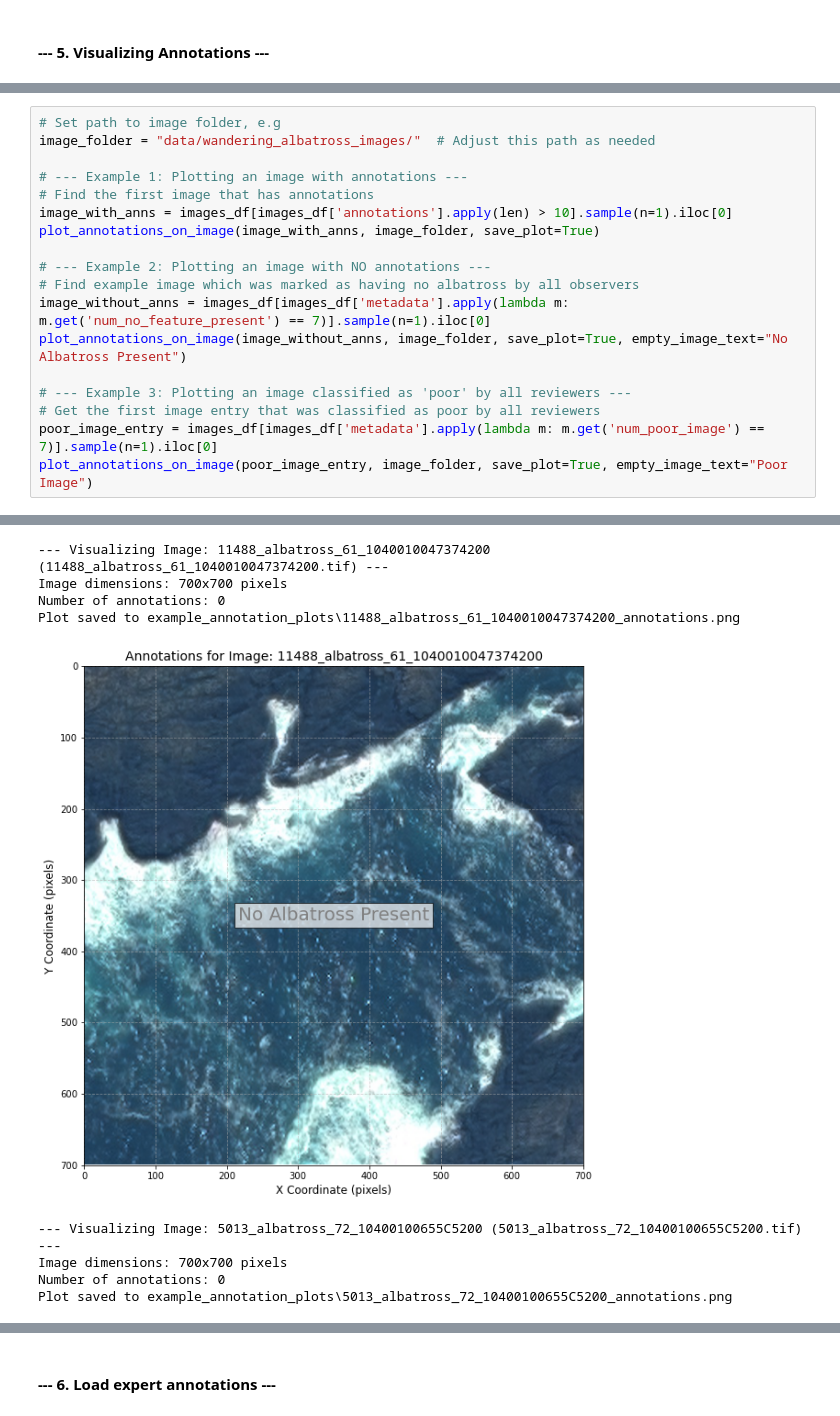
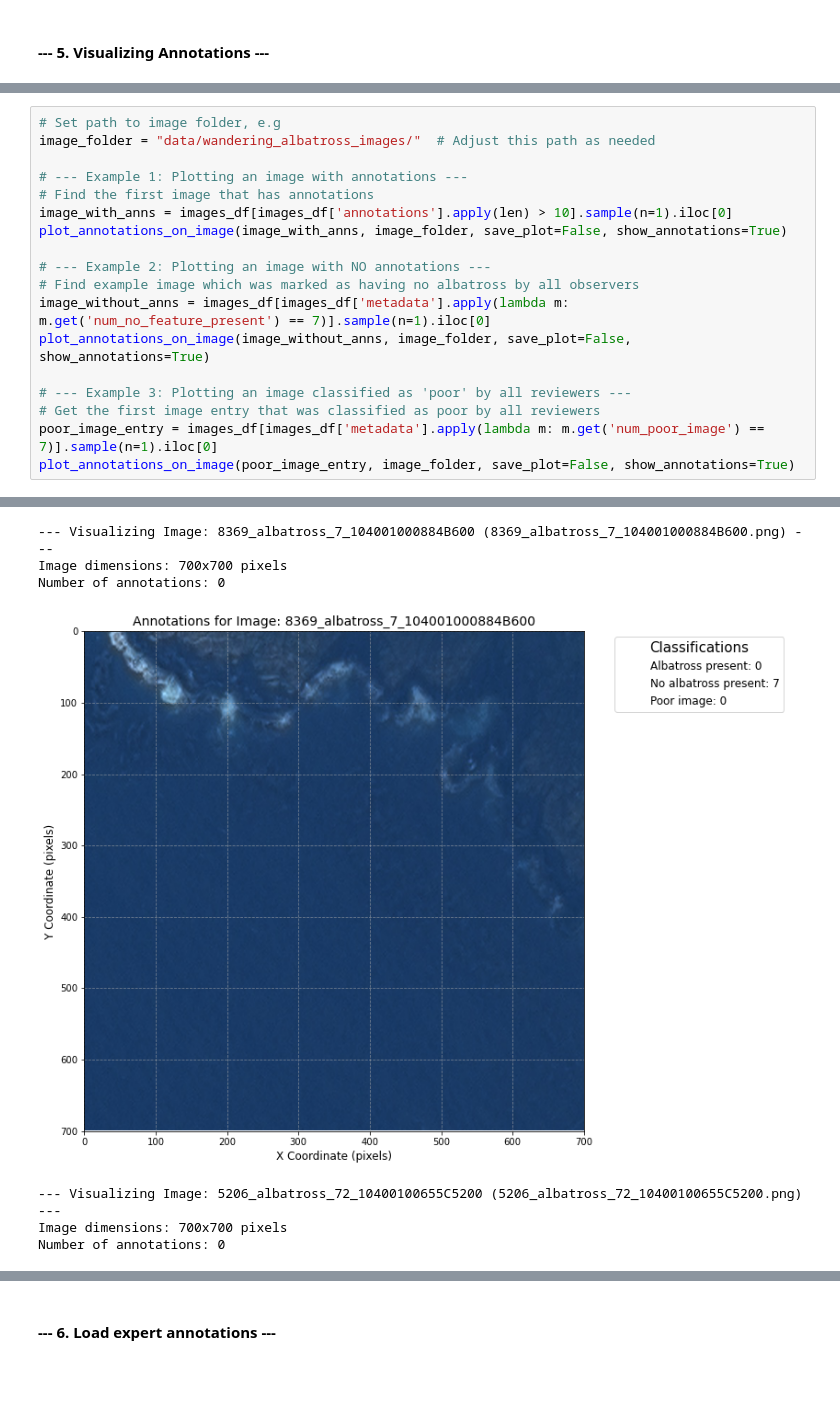
Before and after one commit to EllieBowler/wandering-albatross-worldview-data-paper, a Jupyter notebook: data-loading-example.ipynb, the cells around one changed output, grey strips where cells are left out. Cells and saved outputs as stored; diff of their text form; blank space fills up the shorter version.

```diff
--- a/data-loading-example.ipynb
+++ b/data-loading-example.ipynb
@@ -318,15 +399,15 @@ image_folder = "data/wandering_albatross_images/"  # Adjust this path as needed
 # --- Example 1: Plotting an image with annotations ---
 # Find the first image that has annotations
 image_with_anns = images_df[images_df['annotations'].apply(len) > 10].sample(n=1).iloc[0]
-plot_annotations_on_image(image_with_anns, image_folder, save_plot=True)
+plot_annotations_on_image(image_with_anns, image_folder, save_plot=False, show_annotations=True)
 
 # --- Example 2: Plotting an image with NO annotations ---
 # Find example image which was marked as having no albatross by all observers
 image_without_anns = images_df[images_df['metadata'].apply(lambda m: m.get('num_no_feature_present') == 7)].sample(n=1).iloc[0]
-plot_annotations_on_image(image_without_anns, image_folder, save_plot=True, empty_image_text="No Albatross Present")
+plot_annotations_on_image(image_without_anns, image_folder, save_plot=False, show_annotations=True)
 
 # --- Example 3: Plotting an image classified as 'poor' by all reviewers ---
 # Get the first image entry that was classified as poor by all reviewers
 poor_image_entry = images_df[images_df['metadata'].apply(lambda m: m.get('num_poor_image') == 7)].sample(n=1).iloc[0]
-plot_annotations_on_image(poor_image_entry, image_folder, save_plot=True, empty_image_text="Poor Image")
+plot_annotations_on_image(poor_image_entry, image_folder, save_plot=False, show_annotations=True)
 # %% [output]
@@ -338,9 +418,7 @@ Plot saved to example_annotation_plots\7537_albatross_64_1040010056021B00_annota
---- Visualizing Image: 11488_albatross_61_1040010047374200 (11488_albatross_61_1040010047374200.tif) ---
+--- Visualizing Image: 8369_albatross_7_104001000884B600 (8369_albatross_7_104001000884B600.png) ---
 Image dimensions: 700x700 pixels
 Number of annotations: 0
-Plot saved to example_annotation_plots\11488_albatross_61_1040010047374200_annotations.png
-[figure, old version]
+[figure, new version]
---- Visualizing Image: 5013_albatross_72_10400100655C5200 (5013_albatross_72_10400100655C5200.tif) ---
+--- Visualizing Image: 5206_albatross_72_10400100655C5200 (5206_albatross_72_10400100655C5200.png) ---
 Image dimensions: 700x700 pixels
 Number of annotations: 0
-Plot saved to example_annotation_plots\5013_albatross_72_10400100655C5200_annotations.png
```
Also changed, not shown: parts of 9 cells of this notebook, 3 other files.
